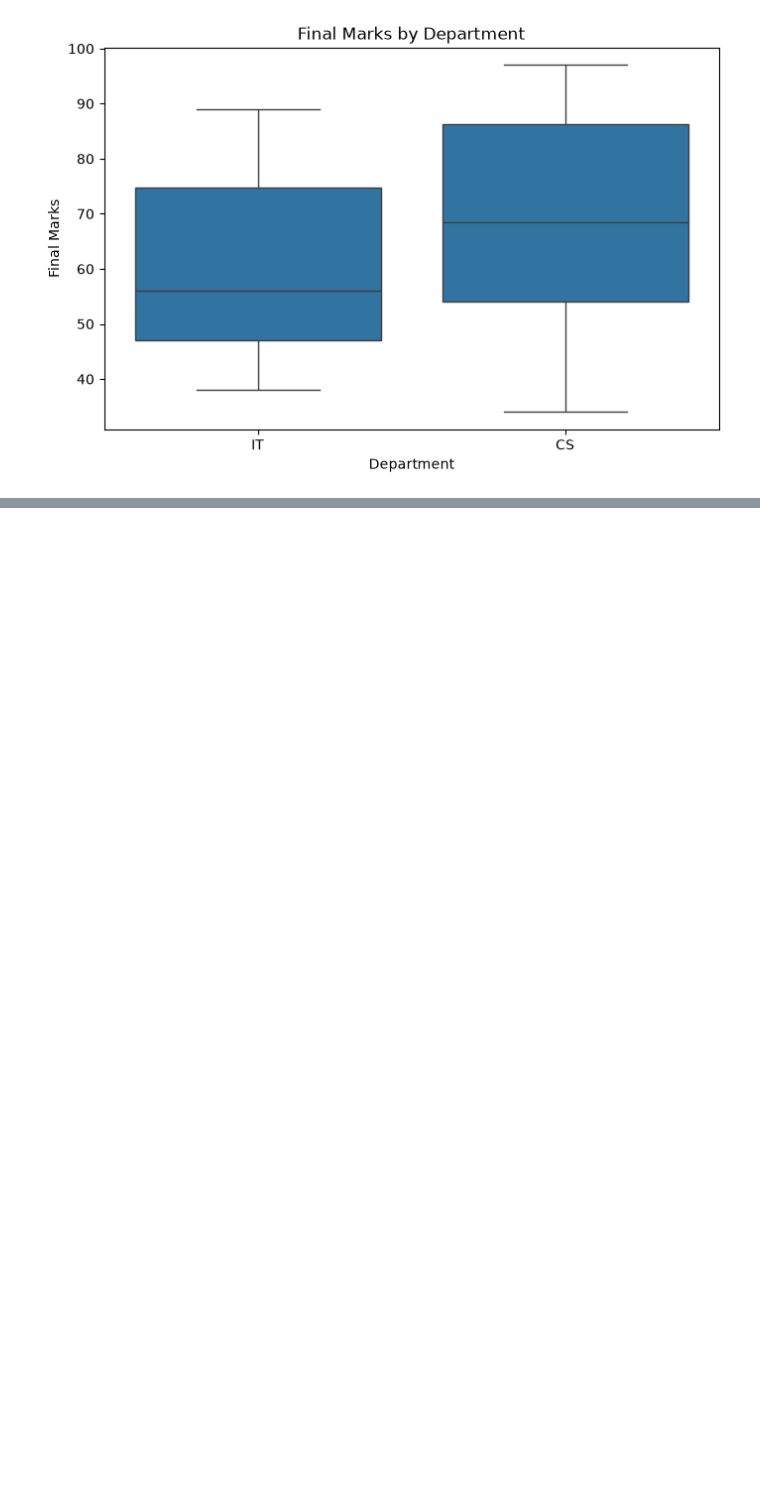
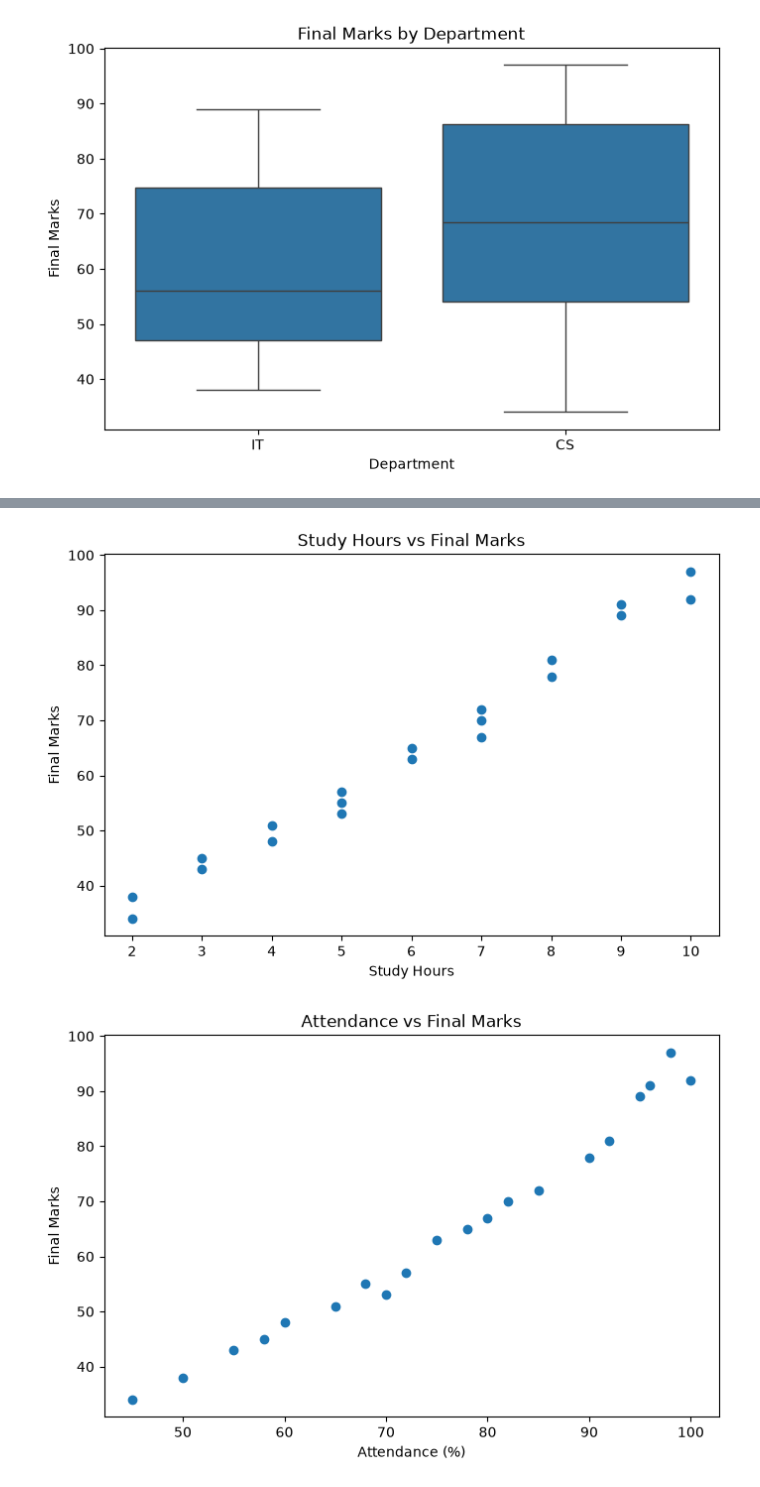
Before and after one commit to Ephantus2/data-science-series, a Jupyter notebook: EDA.ipynb, the cells around one changed output, grey strips where cells are left out. Cells and saved outputs as stored; diff of their text form; code cells hidden in the pictures; blank space fills up the shorter version.

```diff
--- a/EDA.ipynb
+++ b/EDA.ipynb
@@ -240,0 +522,46 @@ final_marks              1.00
+# %%
+# Birevative analysis
+
+# scatter plot
+
+plt.figure(figsize=(8, 5))
+
+plt.scatter(
+    df["study_hours"],
+    df["final_marks"]
+)
+
+plt.title("Study Hours vs Final Marks")
+plt.xlabel("Study Hours")
+plt.ylabel("Final Marks")
+
+plt.show()
+
+plt.figure(figsize=(8, 5))
+
+plt.scatter(
+    df["attendance"],
+    df["final_marks"]
+)
+
+plt.title("Attendance vs Final Marks")
+plt.xlabel("Attendance (%)")
+plt.ylabel("Final Marks")
+
+plt.show()
+
+plt.figure(figsize=(8, 5))
+
+plt.scatter(
+    df["previous_marks"],
+    df["final_marks"]
+)
+
+plt.title("Previous Marks vs Final Marks")
+plt.xlabel("Previous Marks")
+plt.ylabel("Final Marks")
+
+plt.show()
+# %% [output]
+[figure, added]
+[figure, added]
```
Also changed, not shown: parts of 7 cells of this notebook, 2 other files.
